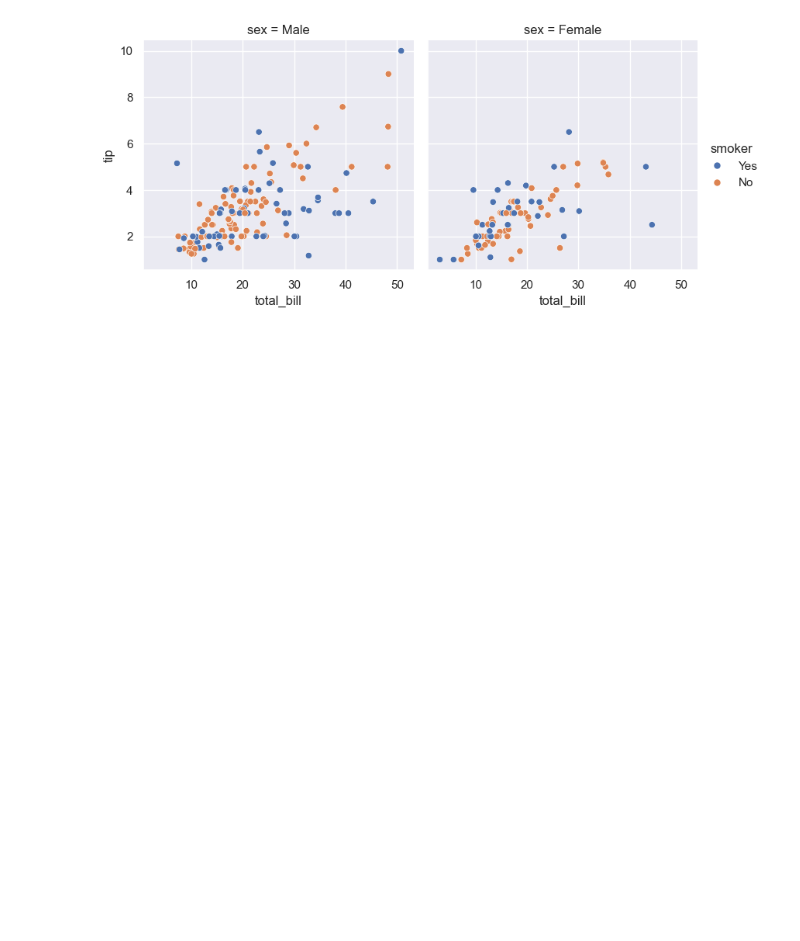
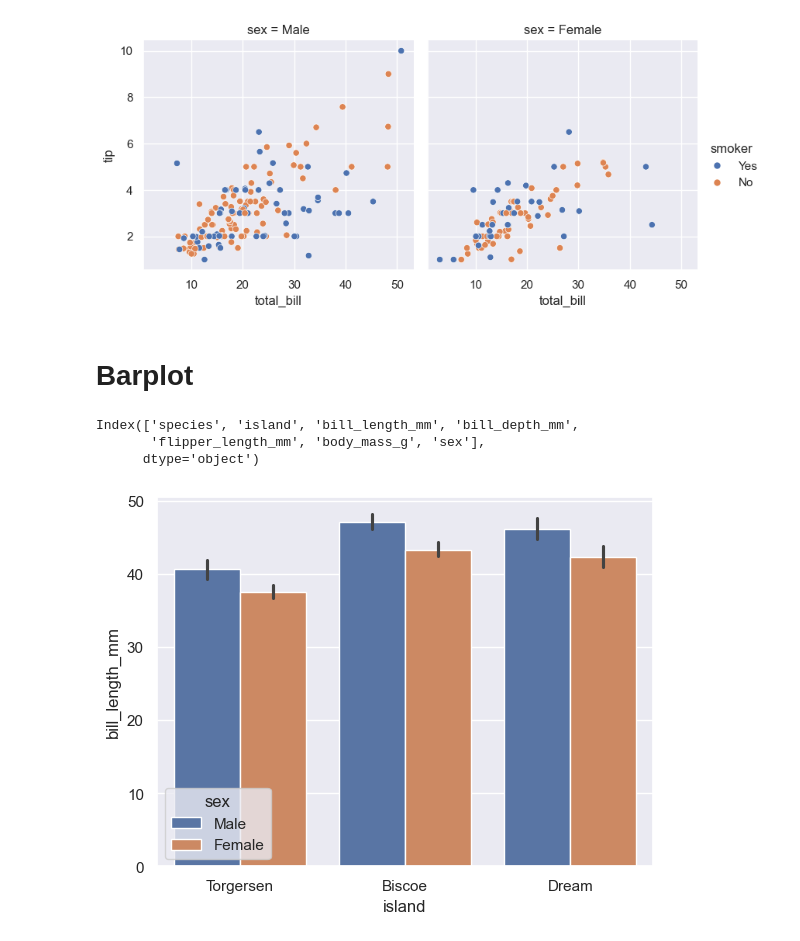
Before and after one commit to syedmqasim029/2026-Python-Data-Analysis-Visualization-Masterclass, a Jupyter notebook: 2026-Python-Data-Analysis-Visualization-Masterclass/Seaborn.ipynb, the cells around one changed output. Saved outputs shown, nothing was run; the diff lists cells and outputs as text; code cells hidden in the pictures; blank space fills up the shorter version.

```diff
--- a/2026-Python-Data-Analysis-Visualization-Masterclass/Seaborn.ipynb
+++ b/2026-Python-Data-Analysis-Visualization-Masterclass/Seaborn.ipynb
@@ -117,3 +117,17 @@ sns.relplot(data=tip,x='total_bill',y='tip',kind='scatter',col='sex',hue='smoker
 # %% [output]
 <seaborn.axisgrid.FacetGrid at 0x...>
 [figure]
+# %% [markdown]
+# Barplot
+# %%
+peng = sns.load_dataset('penguins')
+peng.columns
+# %% [output]
+Index(['species', 'island', 'bill_length_mm', 'bill_depth_mm',
+       'flipper_length_mm', 'body_mass_g', 'sex'],
+      dtype='object')
+# %%
+sns.barplot(data=peng,x='island',y='bill_length_mm',hue='sex')
+plt.show()
+# %% [output]
+[figure, added]
```
Also changed, not shown: parts of 1 cell of this notebook, 4 other files.
